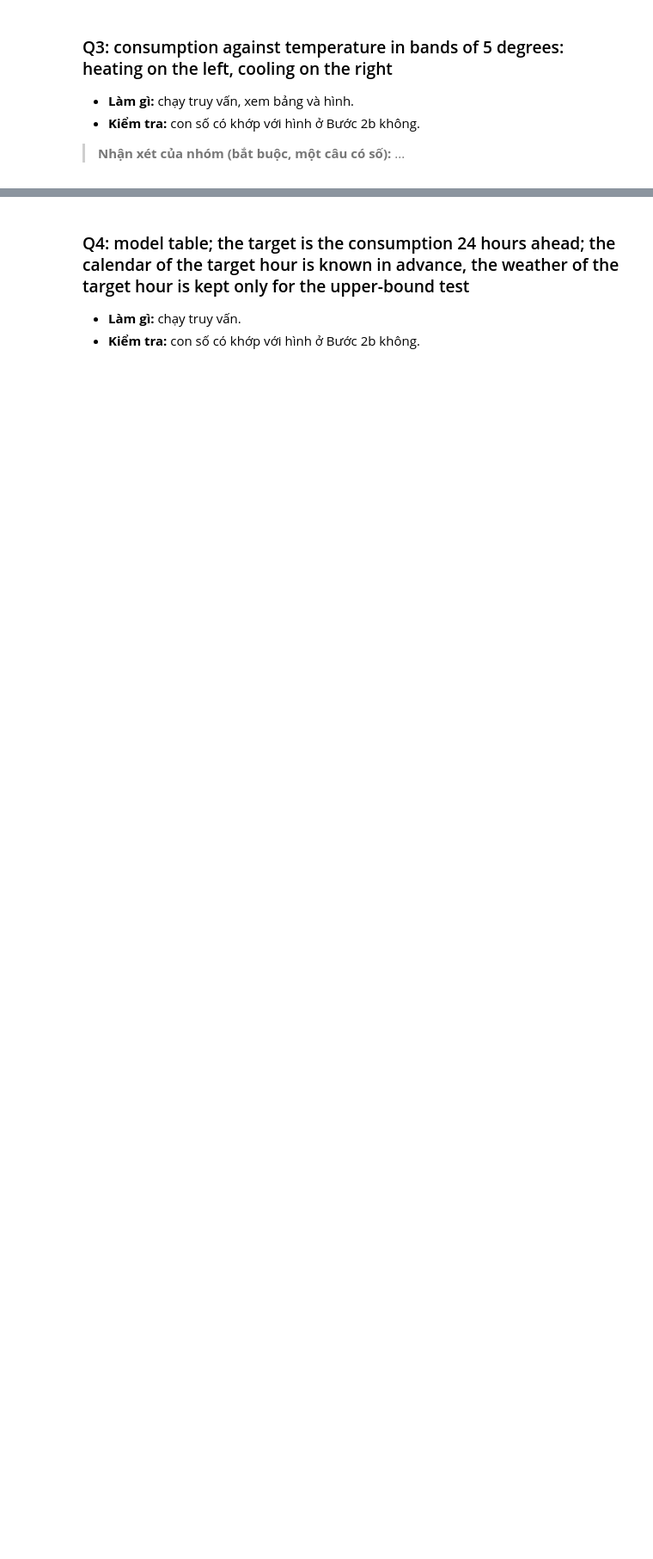
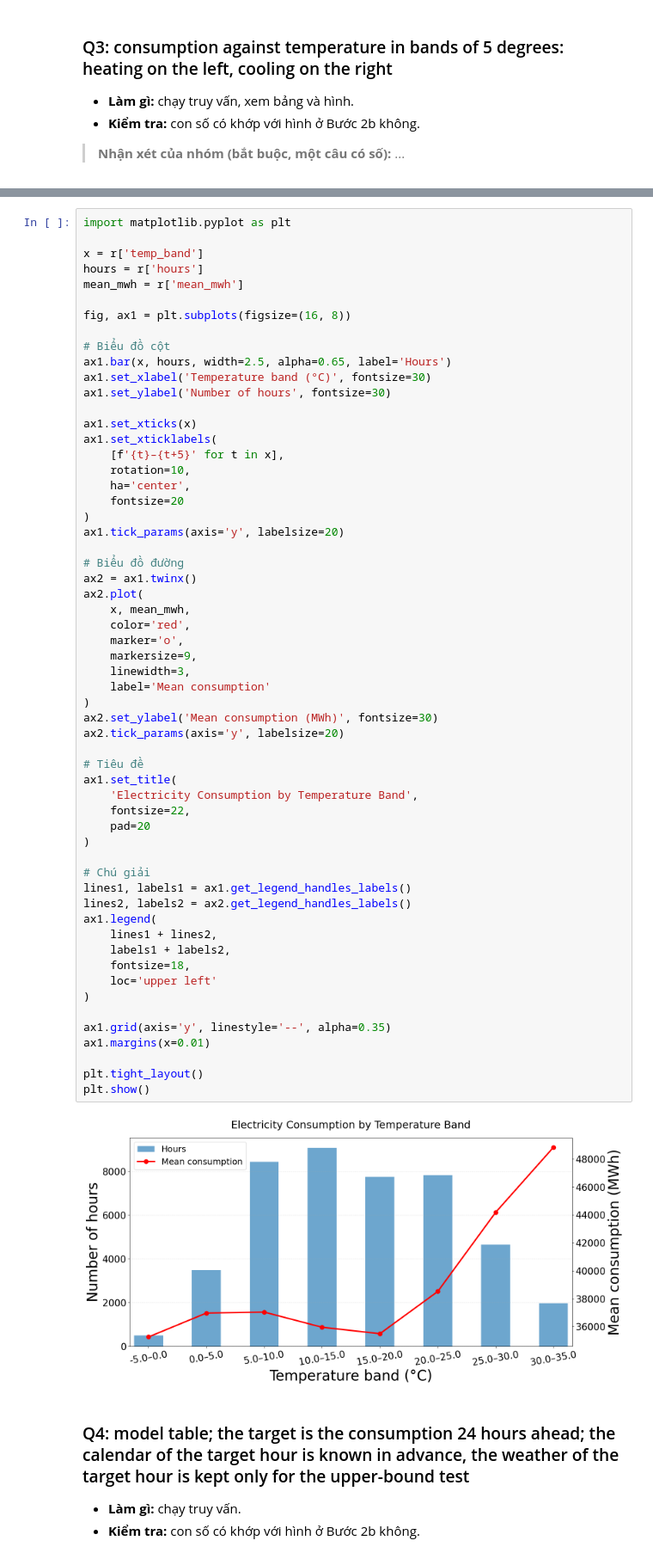
Before and after one commit to quan534/ADY-Project-Battery-prediction-model, a Jupyter notebook: OnGoingAssessment2_ICIDST_TurkiyeElectricity_HolidayForecast/Notebook_A_OnGoingAssessment2_ICIDST_TurkiyeElectricity_HolidayForecast.ipynb, the cells around one changed output, grey strips where cells are left out. Shown at 86% size. Drawn from its saved outputs; the diff is of its cells as text; blank space fills up the shorter version.

```diff
--- a/OnGoingAssessment2_ICIDST_TurkiyeElectricity_HolidayForecast/Notebook_A_OnGoingAssessment2_ICIDST_TurkiyeElectricity_HolidayForecast.ipynb
+++ b/OnGoingAssessment2_ICIDST_TurkiyeElectricity_HolidayForecast/Notebook_A_OnGoingAssessment2_ICIDST_TurkiyeElectricity_HolidayForecast.ipynb
@@ -314,3 +493,63 @@ SELECT FLOOR(temperature / 5) * 5 AS temp_band, COUNT(*) AS hours, AVG(consumpti
+# %%
+import matplotlib.pyplot as plt
+
+x = r['temp_band']
+hours = r['hours']
+mean_mwh = r['mean_mwh']
+
+fig, ax1 = plt.subplots(figsize=(16, 8))
+
+# Biểu đồ cột
+ax1.bar(x, hours, width=2.5, alpha=0.65, label='Hours')
+ax1.set_xlabel('Temperature band (°C)', fontsize=30)
+ax1.set_ylabel('Number of hours', fontsize=30)
+
+ax1.set_xticks(x)
+ax1.set_xticklabels(
+    [f'{t}–{t+5}' for t in x],
+    rotation=10,
+    ha='center',
+    fontsize=20
+)
+ax1.tick_params(axis='y', labelsize=20)
+
+# Biểu đồ đường
+ax2 = ax1.twinx()
+ax2.plot(
+    x, mean_mwh,
+    color='red',
+    marker='o',
+    markersize=9,
+    linewidth=3,
+    label='Mean consumption'
+)
+ax2.set_ylabel('Mean consumption (MWh)', fontsize=30)
+ax2.tick_params(axis='y', labelsize=20)
+
+# Tiêu đề
+ax1.set_title(
+    'Electricity Consumption by Temperature Band',
+    fontsize=22,
+    pad=20
+)
+
+# Chú giải
+lines1, labels1 = ax1.get_legend_handles_labels()
+lines2, labels2 = ax2.get_legend_handles_labels()
+ax1.legend(
+    lines1 + lines2,
+    labels1 + labels2,
+    fontsize=18,
+    loc='upper left'
+)
+
+ax1.grid(axis='y', linestyle='--', alpha=0.35)
+ax1.margins(x=0.01)
+
+plt.tight_layout()
+plt.show()
+# %% [output]
+[figure, added]
 # %% [markdown]
 ### Q4: model table; the target is the consumption 24 hours ahead; the calendar of the target hour is known in advance, the weather of the target hour is kept only for the upper-bound test
 
```
Also changed, not shown: parts of 31 cells of this notebook.
